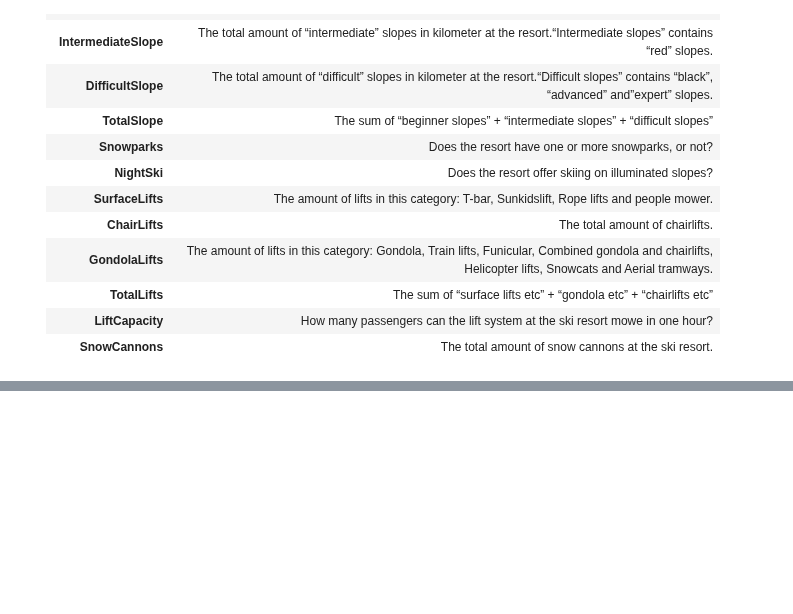
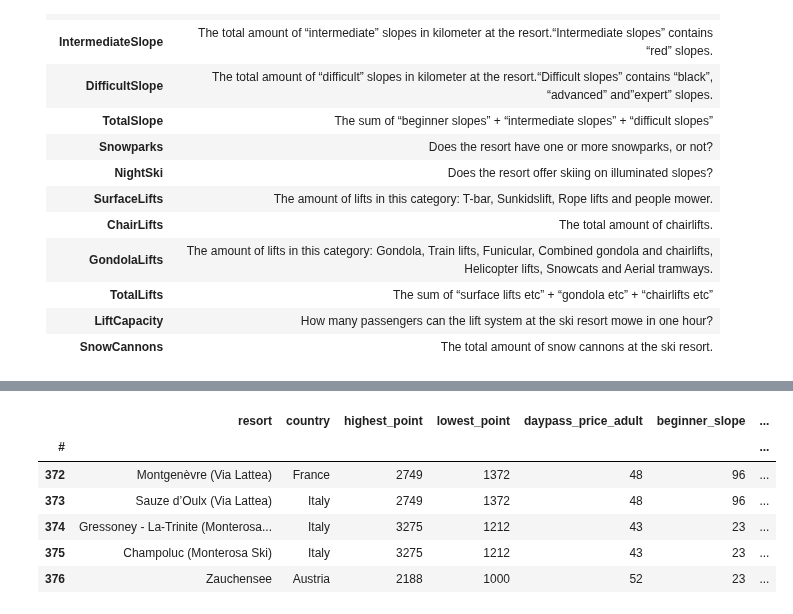
Before and after one commit to nembdev/python_portfolio, a Jupyter notebook: Data Analysis Projects/European Ski Resorts(Pandas)/European Ski Resorts ll.ipynb, the cells around one changed output, grey strips where cells are left out. Cells and saved outputs as stored; diff of their text form; code cells hidden in the pictures; blank space fills up the shorter version.

```diff
--- a/Data Analysis Projects/European Ski Resorts(Pandas)/European Ski Resorts ll.ipynb
+++ b/Data Analysis Projects/European Ski Resorts(Pandas)/European Ski Resorts ll.ipynb
@@ -92,0 +133,10 @@ ski_data.rename(columns={"Unnamed: 0": "#"})
+# %%
+ski_data.tail()
+# %% [output]
+|  | resort | country | highest_point | lowest_point | daypass_price_adult | beginner_slope | ... |
+| # |  |  |  |  |  |  | ... |
+| 372 | Montgenèvre (Via Lattea) | France | 2749 | 1372 | 48 | 96 | ... |
+| 373 | Sauze d’Oulx (Via Lattea) | Italy | 2749 | 1372 | 48 | 96 | ... |
+| 374 | Gressoney - La-Trinite (Monterosa... | Italy | 3275 | 1212 | 43 | 23 | ... |
+| 375 | Champoluc (Monterosa Ski) | Italy | 3275 | 1212 | 43 | 23 | ... |
+| 376 | Zauchensee | Austria | 2188 | 1000 | 52 | 23 | ... |
```
Also changed, not shown: parts of 23 cells of this notebook.
